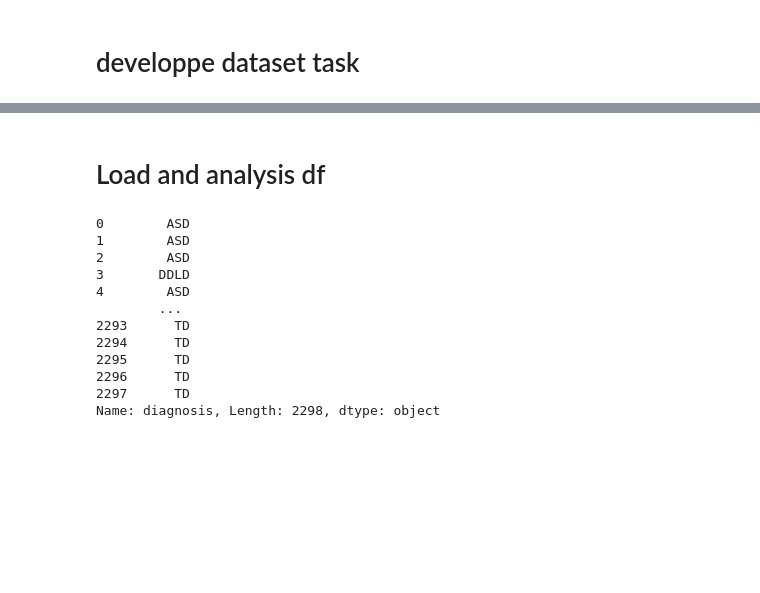
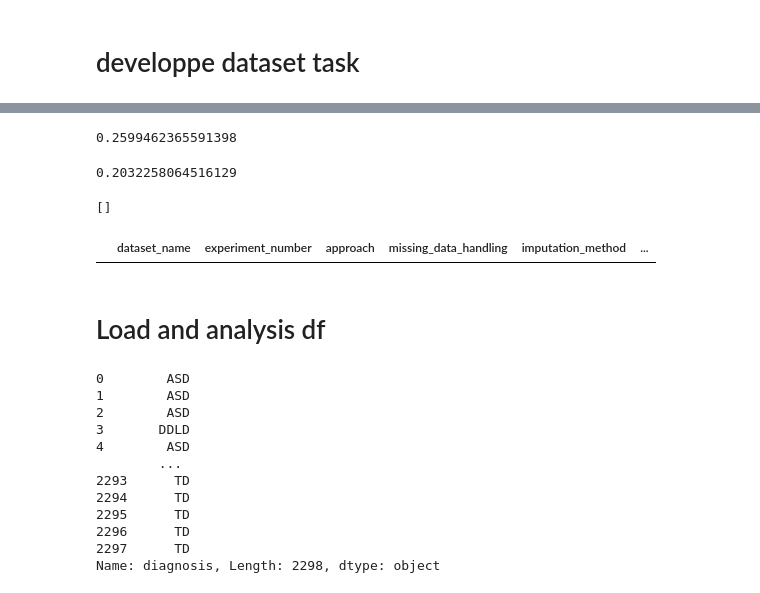
Before and after one commit to matiasdm/notes_on_stats, a Jupyter notebook: doc/notebooks/real_data.ipynb, the cells around one changed output, grey strips where cells are left out. Cells and saved outputs as stored; diff of their text form; code cells hidden in the pictures; blank space fills up the shorter version.

```diff
--- a/doc/notebooks/real_data.ipynb
+++ b/doc/notebooks/real_data.ipynb
@@ -251,0 +187,16 @@ NameError: name 'X' is not defined
+# %%
+np.isnan(data._X).sum()/(data._X.shape[0]*data._X.shape[1])
+
+ratio_missing_per_class = [np.isnan(data._X[(data._y==0).squeeze()]).sum()/(data._X[(data._y==0).squeeze()].shape[0]*data._X.shape[1]),
+                           np.isnan(data._X[(data._y==1).squeeze()]).sum()/(data._X[(data._y==1).squeeze()].shape[0]*data._X.shape[1])]
+# %% [output]
+0.2599462365591398
+# %%
+np.sum(data._y==1)/np.sum(data._y==0)
+# %% [output]
+0.2032258064516129
+# %%
+folders = glob(os.path.join('/Users/samperochon/Duke/work/notes_on_stats/doc/src/data/final_datasets', 'exp*.csv'))
+folders
+# %% [output]
+[]
@@ -252,3 +211,9 @@ NameError: name 'X' is not defined
+# %%
+df = create_df(folder_names=['autism_all'])
+# %%
+df
+# %% [output]
+|  | dataset_name | experiment_number | approach | missing_data_handling | imputation_method | ... |
 # %% [markdown]
 # Load and analysis df
 # %%
```
Also changed, not shown: parts of 15 cells of this notebook, 4 other files.
